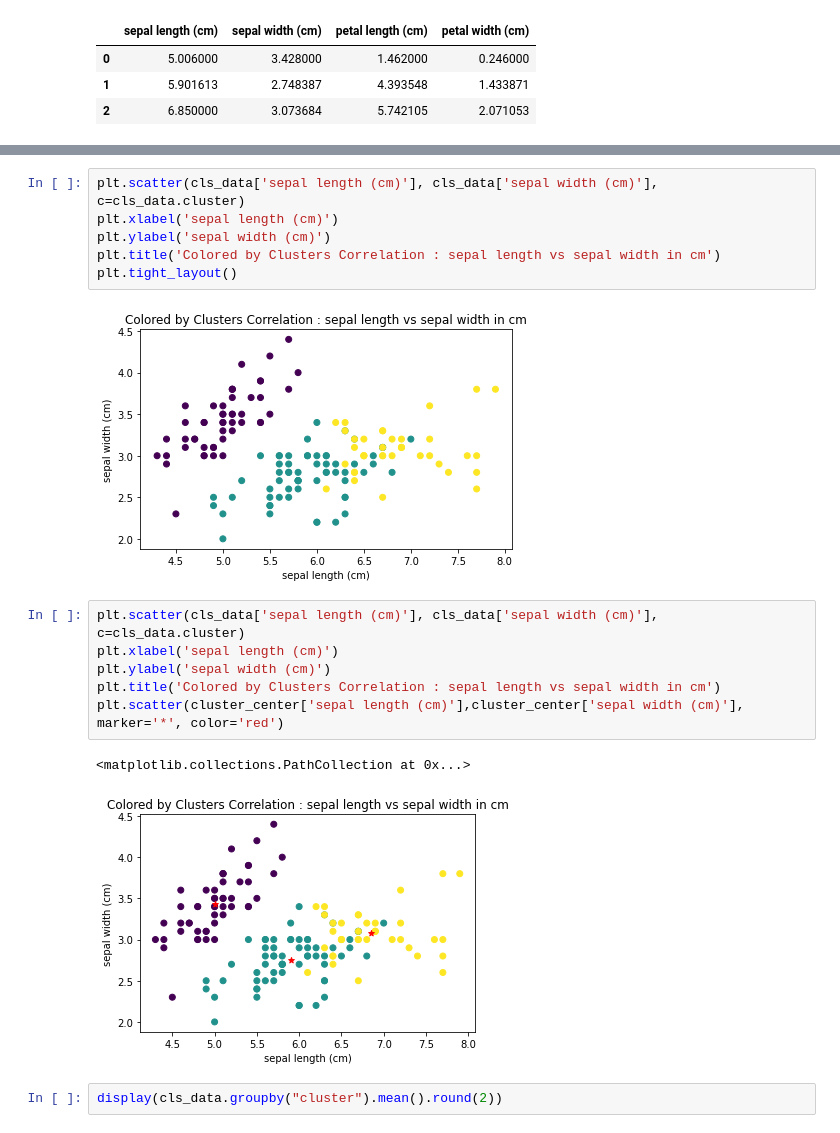
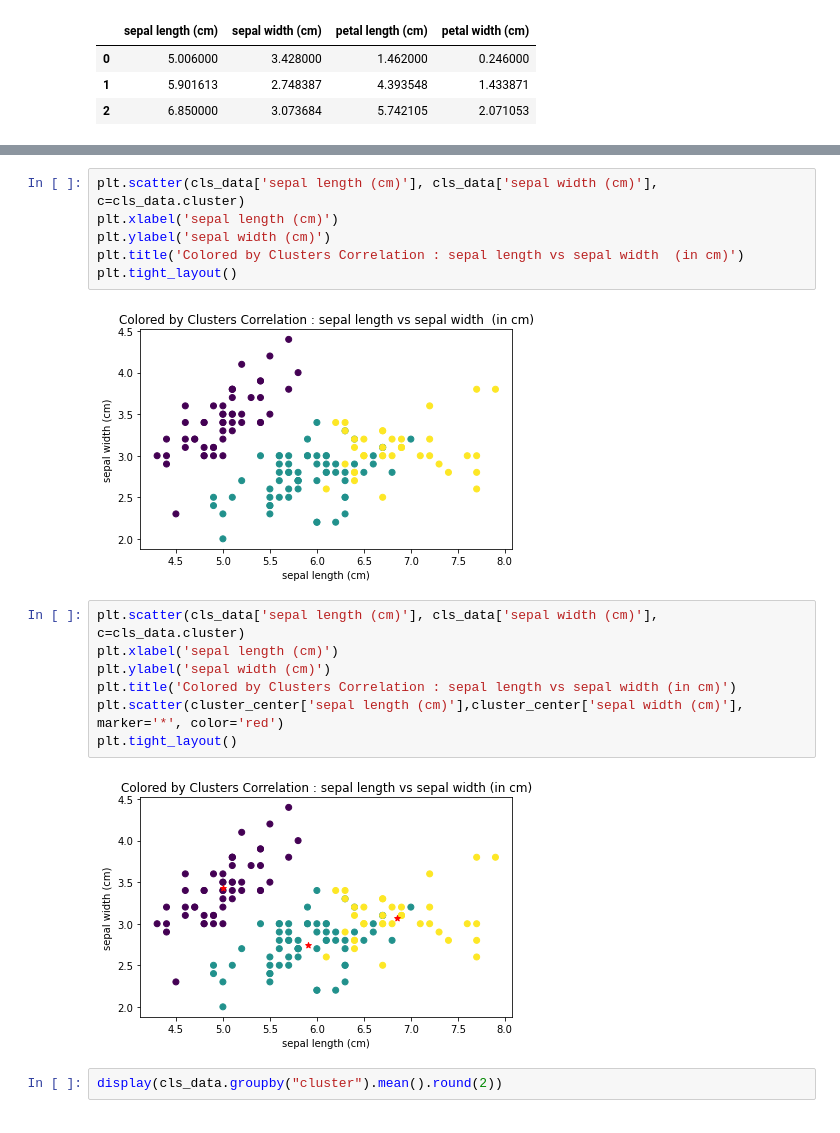
Before and after one commit to BP-Test/01_python_100knock_ai_model, a Jupyter notebook: chapter-1/chapter-1.ipynb, the cells around one changed output, grey strips where cells are left out. Drawn from its saved outputs; the diff is of its cells as text.

```diff
--- a/chapter-1/chapter-1.ipynb
+++ b/chapter-1/chapter-1.ipynb
@@ -241,19 +243,19 @@ plt.tight_layout()
 plt.scatter(cls_data['sepal length (cm)'], cls_data['sepal width (cm)'], c=cls_data.cluster)
 plt.xlabel('sepal length (cm)')
 plt.ylabel('sepal width (cm)')
-plt.title('Colored by Clusters Correlation : sepal length vs sepal width in cm')
+plt.title('Colored by Clusters Correlation : sepal length vs sepal width  (in cm)')
 plt.tight_layout()
 # %% [output]
-[figure, old version]
+[figure, new version]
 # %%
 plt.scatter(cls_data['sepal length (cm)'], cls_data['sepal width (cm)'], c=cls_data.cluster)
 plt.xlabel('sepal length (cm)')
 plt.ylabel('sepal width (cm)')
-plt.title('Colored by Clusters Correlation : sepal length vs sepal width in cm')
+plt.title('Colored by Clusters Correlation : sepal length vs sepal width (in cm)')
 plt.scatter(cluster_center['sepal length (cm)'],cluster_center['sepal width (cm)'], marker='*', color='red')
+plt.tight_layout()
 # %% [output]
-<matplotlib.collections.PathCollection at 0x...>
-[figure, old version]
+[figure, new version]
 # %%
 display(cls_data.groupby("cluster").mean().round(2))
 # %% [output]
```
Also changed, not shown: parts of 15 cells of this notebook.
